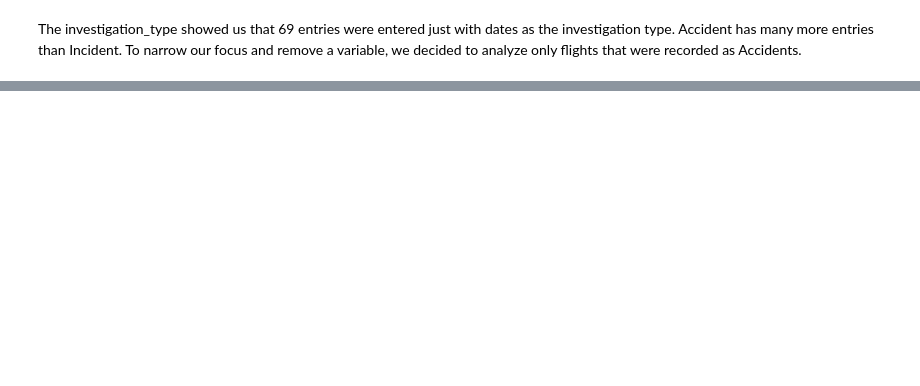
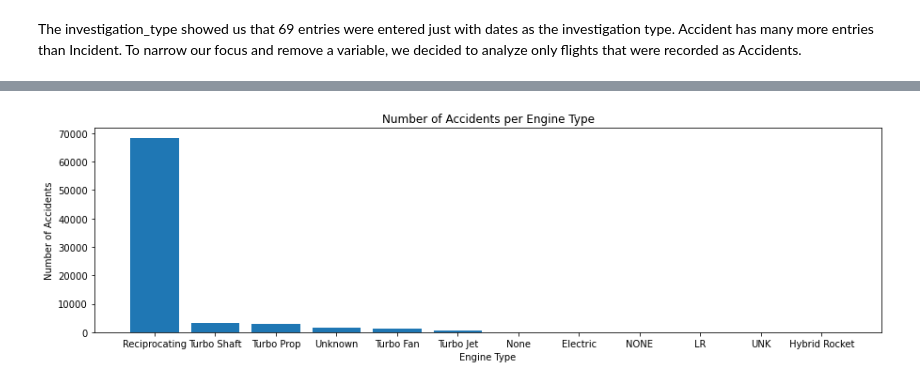
Before and after one commit to pmjustafort/DSC-Phase1-Project-BEP, a Jupyter notebook: daly_project_1-Copy.ipynb, the cells around one changed output, grey strips where cells are left out. Saved outputs shown, nothing was run; the diff lists cells and outputs as text; code cells hidden in the pictures; blank space fills up the shorter version.

```diff
--- a/daly_project_1-Copy.ipynb
+++ b/daly_project_1-Copy.ipynb
@@ -556,0 +487,12 @@ Name: make, Length: 7458, dtype: int64
+# %%
+#Graph accidents vs engine type of plane
+fig, ax = plt.subplots(figsize=(15,4))
+
+x = accident_df['engine_type'].value_counts().index
+y = accident_df['engine_type'].value_counts().values
+
+ax.set(xlabel="Engine Type", ylabel="Number of Accidents",title='Number of Accidents per Engine Type')
+
+ax.bar(x,y);
+# %% [output]
+[figure, added]
```
Also changed, not shown: parts of 83 cells of this notebook, 1 other file.
